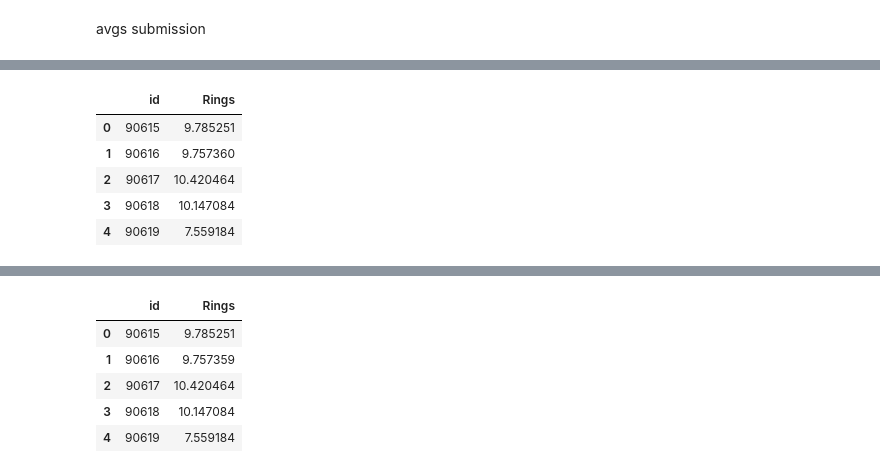
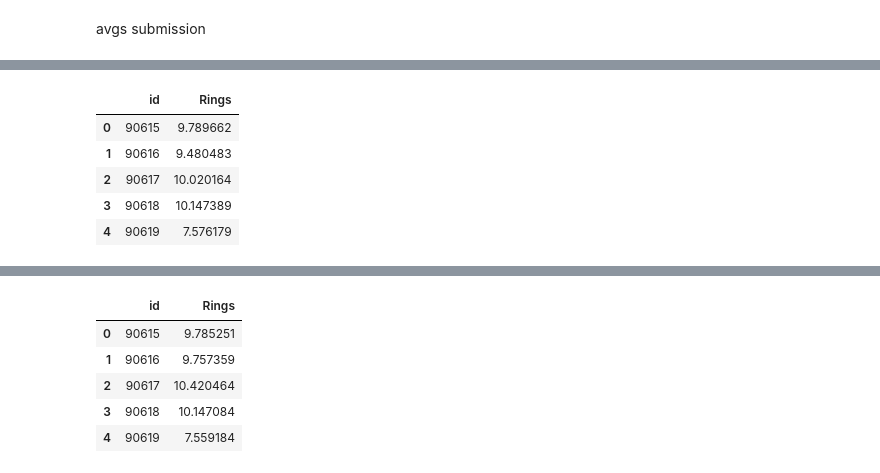
Before and after one commit to rubanzasilva/abalone_age_prediction, a Jupyter notebook: ps_s04e04_fastai_exp1.ipynb, the cells around one changed output, grey strips where cells are left out. Drawn from its saved outputs; the diff is of its cells as text; code cells hidden in the pictures.

```diff
--- a/ps_s04e04_fastai_exp1.ipynb
+++ b/ps_s04e04_fastai_exp1.ipynb
@@ -563,3 +551,28 @@ submit.to_csv('submission.csv', index=False)
 # %%
 sub = pd.read_csv('submission.csv')
 sub.head()
+# %%
+cont_names,cat_names = cont_cat_split(train_df, dep_var='Rings')
+splits = RandomSplitter(valid_pct=0.2)(range_of(train_df))
+to = TabularPandas(train_df, procs=[Categorify, FillMissing,Normalize],
+                   cat_names = cat_names,
+                   cont_names = cont_names,
+                   y_names='Rings',
+                   y_block=RegressionBlock(),
+                   splits=splits)
+
+X_train, y_train = to.train.xs, to.train.ys.values.ravel()
+X_test, y_test = to.valid.xs, to.valid.ys.values.ravel()
+model = xgb.XGBRegressor(n_estimators = 200, max_depth=6, learning_rate=0.15, subsample=0.5)
+xgb_model = model.fit(X_train, y_train)
+dls = to.dataloaders(bs=64)
+test_dl = dls.test_dl(test_df)
+preds = tensor(model.predict(test_dl.xs))
+xgb_preds = preds
+#submit = pd.read_csv(path/'sample_submission.csv')
+#submit['Rings'] = xgb_preds
+#submit.to_csv('submission.csv', index=False)
+#sub = pd.read_csv('submission.csv')
+mse = mean_absolute_error(y_test, model.predict(X_test))
+rmse = np.sqrt(mse)
+rmse
@@ -718,14 +751,14 @@ submit.head()
 # %%
 submit = pd.read_csv(path/'sample_submission.csv')
-submit['Rings'] = lgb_preds
+submit['Rings'] = lgb_xgb
 submit.head()
 # %% [output]
 |  | id | Rings |
-| 0 | 90615 | 9.785251 |
-| 1 | 90616 | 9.757360 |
-| 2 | 90617 | 10.420464 |
-| 3 | 90618 | 10.147084 |
-| 4 | 90619 | 7.559184 |
+| 0 | 90615 | 9.789662 |
+| 1 | 90616 | 9.480483 |
+| 2 | 90617 | 10.020164 |
+| 3 | 90618 | 10.147389 |
+| 4 | 90619 | 7.576179 |
 # %%
 submit.to_csv('submission.csv', index=False)
 # %%
```
Also changed, not shown: parts of 21 cells of this notebook.
